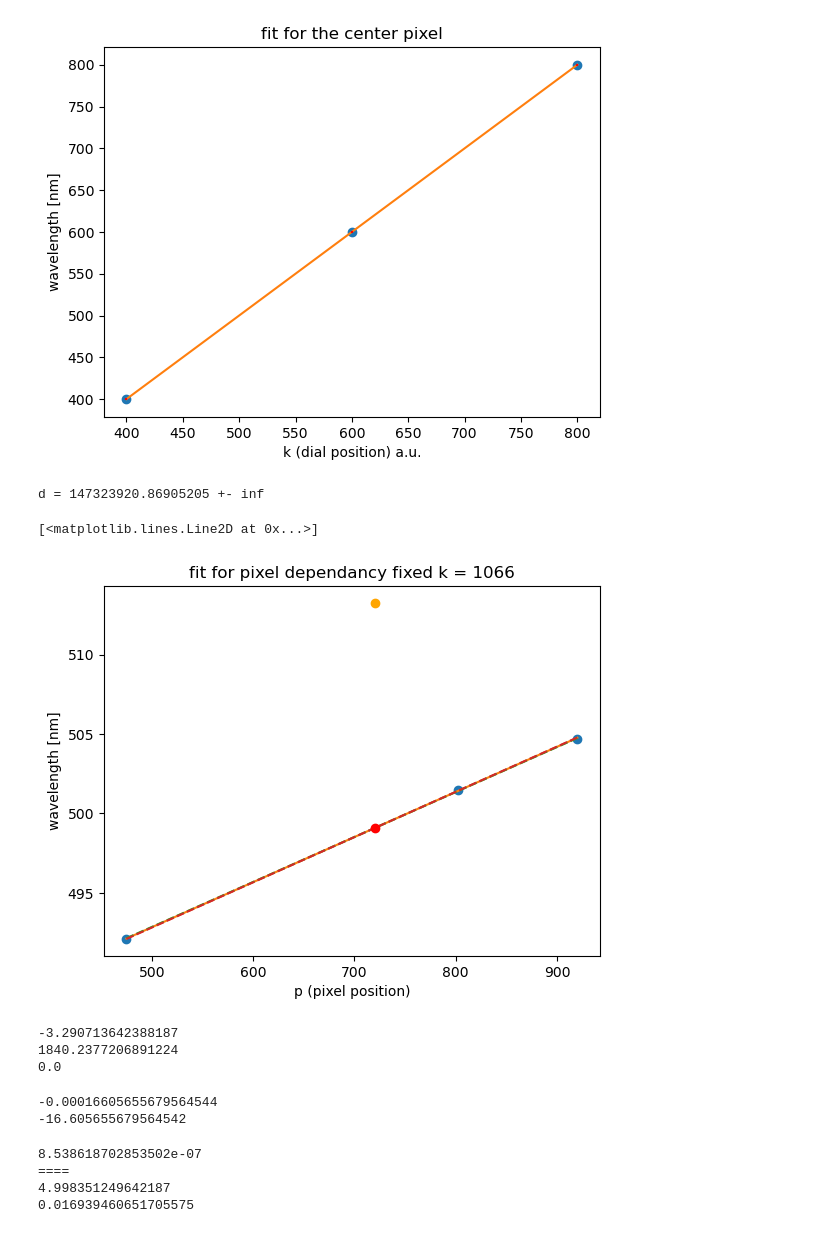
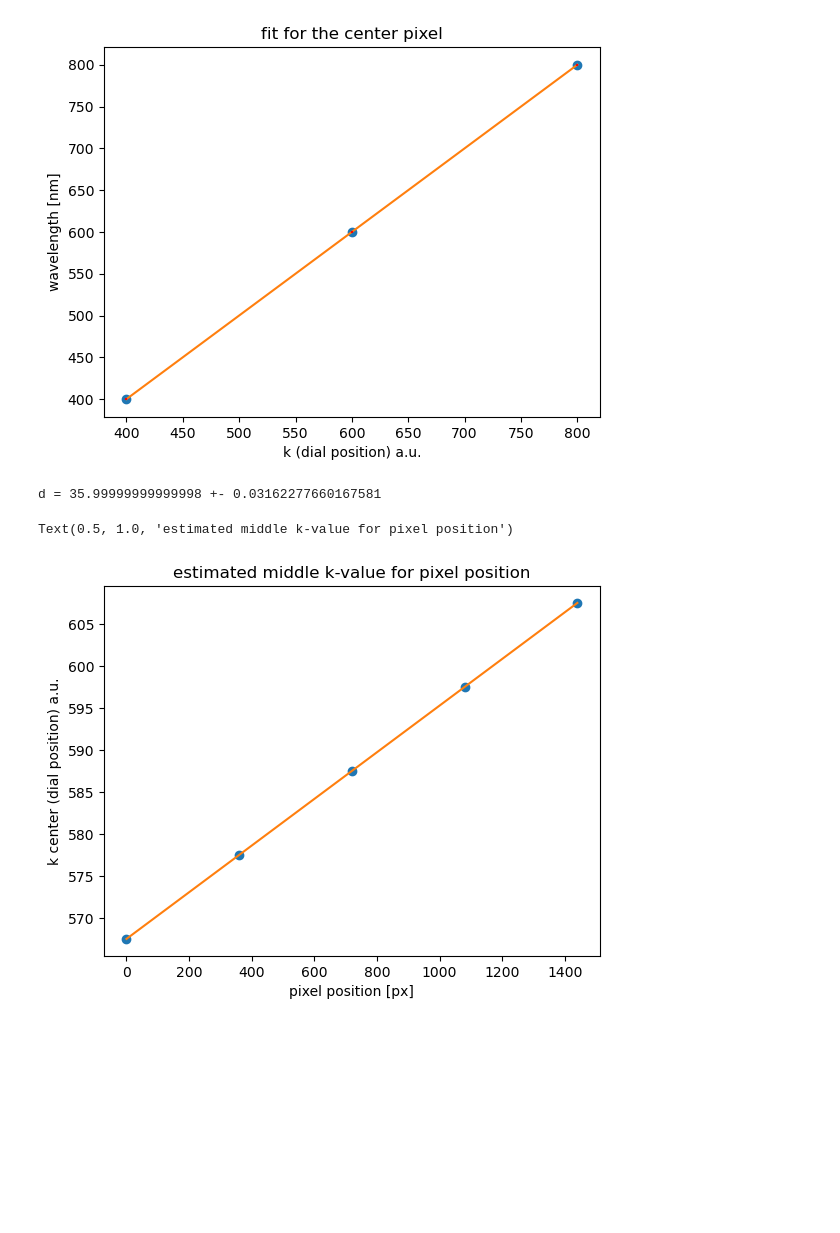
Before and after one commit to mengislukas-beep/Labor_Kiran_Lukas, a Jupyter notebook: Spektro2/spectroscopyII.ipynb, the cells around one changed output. Cells and saved outputs as stored; diff of their text form; code cells hidden in the pictures; blank space fills up the shorter version.

```diff
--- a/Spektro2/spectroscopyII.ipynb
+++ b/Spektro2/spectroscopyII.ipynb
@@ -52,38 +52,30 @@ pk_pcali = np.stack((p_pcali, k_pcali))
 def lamda_p (pk, dd):
     pp = pk[0]
     kk = pk[1]
-    return b * ((kk - k0) + (pp - p_cent) / dd)
+    return b * ((kk - k0) - (pp - p_cent) / dd)
 # %%
 std_p = 1
 std_p_pcali = np.ones(len(p_pcali)) * std_p # errors of the pixels
 
 # first fit to determine y-error from x-error
 popt, pcov = curve_fit(lamda_p, pk_pcali, lamda_pcali, absolute_sigma=True)
 d_prov = popt[0]
-std_lamda_pcali = np.abs(std_p / d_prov)
+std_lamda_pcali = np.abs(std_p_pcali / d_prov)
 
 # actual fit
 popt, pcov = curve_fit(lamda_p, pk_pcali, lamda_pcali, sigma=std_lamda_pcali, absolute_sigma=True)
 d = popt[0]
 std_d = np.sqrt(pcov[0, 0])
 print('d =', d, '+-', std_d)
+
+plt.plot(p_pcali, k_pcali, linestyle='', marker='o')
+plt.plot(p_pcali, (p_pcali - p_cent) / d + lamda_p(pk_pcali, d) / b)
+plt.ylabel('k center (dial position) a.u.')
+plt.xlabel('pixel position [px]')
+plt.title('estimated middle k-value for pixel position')
 # %% [output]
-d = 147323920.86905205 +- inf
+d = 35.99999999999998 +- 0.03162277660167581
+Text(0.5, 1.0, 'estimated middle k-value for pixel position')
+[figure, added]
-# %%
-plt.plot(p_pos, lamda_k, linestyle='', marker='o')
-offset = 0
-plt.plot(p_pos, lamda_fit(p_pos, d, e) - offset)
-plt.plot(p_pos, lamda_fit(p_pos, d + std_d, e) - offset, linestyle='--')
-plt.plot(p_pos, lamda_fit(p_pos, d - std_d, e) - offset, linestyle='--')
-
-plt.xlabel('p (pixel position)')
-plt.ylabel('wavelength [nm]')
-plt.title('fit for pixel dependancy fixed k = 1066')
-
-plt.plot(p_cent, lamda_fit(p_cent, d, e) - offset, marker='o', color='r')
-plt.plot(p_cent, lamda_fit(p_cent, d, 0) - offset, marker='o', color='orange')
-# %% [output]
-[<matplotlib.lines.Line2D at 0x...>]
-[figure, removed]
 # %%
 # final fit function
@@ -92,44 +83,0 @@ def lamda (p, k):
-# %%
-lamda_at_center = 667.8                 # wavelength of middle pixel
-beta = 15 * 2 * np.pi / 360             # 15° in radians
-k_pos = 850                             # +-1 dial position
-k0_fit = (-1) * a / b                   # k0 from the fit
-alpha = (k_pos - k0_fit) * 5.8 / 10**5  # calculates the angle alpha based on manual
-print(alpha / (2 * np.pi) * 360)        # prints alpha in degrees
-print(k0_fit)
-print(lamda(p_cent, k0_fit))
-# %% [output]
--3.290713642388187
-1840.2377206891224
-0.0
-# %%
-# lattice constant:
-d = lamda_at_center / (2 * np.cos(beta) * np.sin(alpha))
-print(1 / d)
-print(10**5 / d)
-# %% [output]
--0.00016605655679564544
--16.605655679564542
-# %%
-# error prop:
-del_k0_fit_a = (-1) / b
-del_k0_fit_b = a / b**2
-std_k0_fit = np.sqrt((del_k0_fit_a * std_a)**2 + (del_k0_fit_b * std_b)**2)
-
-
-del_alpha_k_pos = 5.8 / 10**5
-del_alpha_k0_fit = (-1) * 5.8 / 10**5
-std_alpha = np.sqrt((del_alpha_k_pos * std_k)**2 + (del_alpha_k0_fit * std_k0_fit)**2)
-
-del_g = 2 * np.cos(beta) * np.cos(alpha) / lamda_at_center
-std_g = np.sqrt((del_g * std_alpha)**2)
-
-print(std_g)
-print("====")
-print(std_k0_fit)
-print(std_alpha * 180 / np.pi)
-# %% [output]
-8.538618702853502e-07
-====
-4.998351249642187
-0.016939460651705575
```
Also changed, not shown: parts of 5 cells of this notebook.
